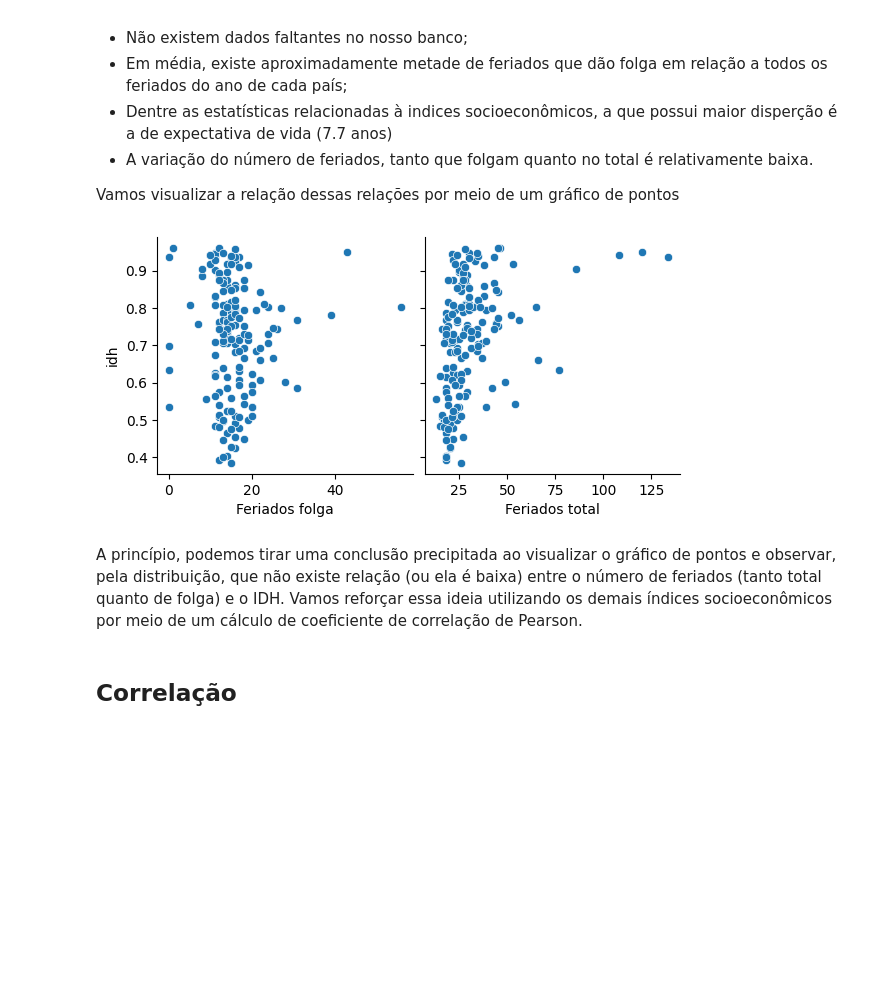
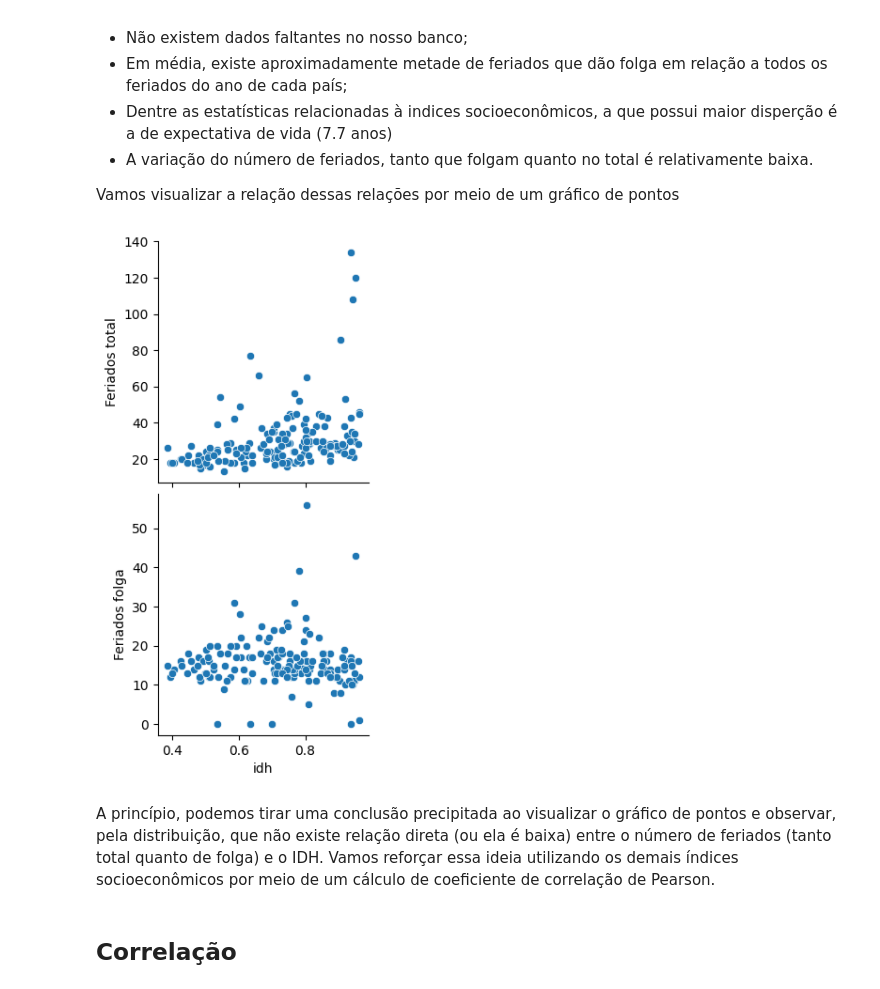
Before and after one commit to Valete-y/Holidays, a Jupyter notebook: 03_Estudo_de_correlação/estudo.ipynb, the cells around one changed output. Cells and saved outputs as stored; diff of their text form; code cells hidden in the pictures; blank space fills up the shorter version.

```diff
--- a/03_Estudo_de_correlação/estudo.ipynb
+++ b/03_Estudo_de_correlação/estudo.ipynb
@@ -59,14 +59,14 @@ Essas estatísticas nos ajudam a ver como se encontram a disposição dos dados,
 Vamos visualizar a relação dessas relações por meio de um gráfico de pontos
 # %%
 sns.pairplot(df_final,height=3,
-            y_vars=["idh"],
-            x_vars=["Feriados total", "Feriados folga"])
+            x_vars=["idh"],
+            y_vars=["Feriados total", "Feriados folga"])
 
 plt.show()
 # %% [output]
-[figure, old version]
+[figure, new version]
 # %% [markdown]
-A princípio, podemos tirar uma conclusão precipitada ao visualizar o gráfico de pontos e observar, pela distribuição, que não existe relação (ou ela é baixa) entre o número de feriados (tanto total quanto de folga) e o IDH. Vamos reforçar essa ideia utilizando os demais índices socioeconômicos por meio de um cálculo de coeficiente de correlação de Pearson.
+A princípio, podemos tirar uma conclusão precipitada ao visualizar o gráfico de pontos e observar, pela distribuição, que não existe relação direta (ou ela é baixa) entre o número de feriados (tanto total quanto de folga) e o IDH. Vamos reforçar essa ideia utilizando os demais índices socioeconômicos por meio de um cálculo de coeficiente de correlação de Pearson.
 # %% [markdown]
 ## Correlação
 # %%
```
Also changed, not shown: parts of 3 cells of this notebook, 1 other file.
